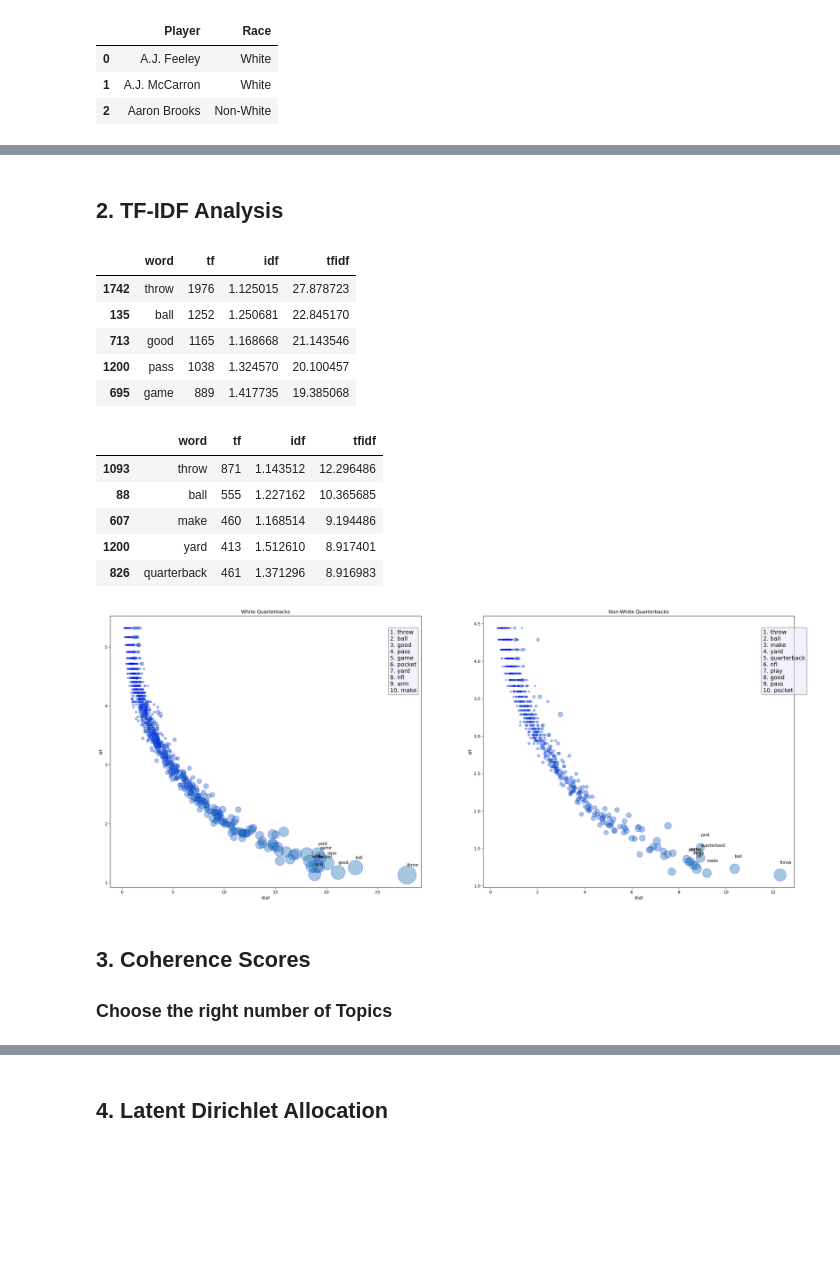
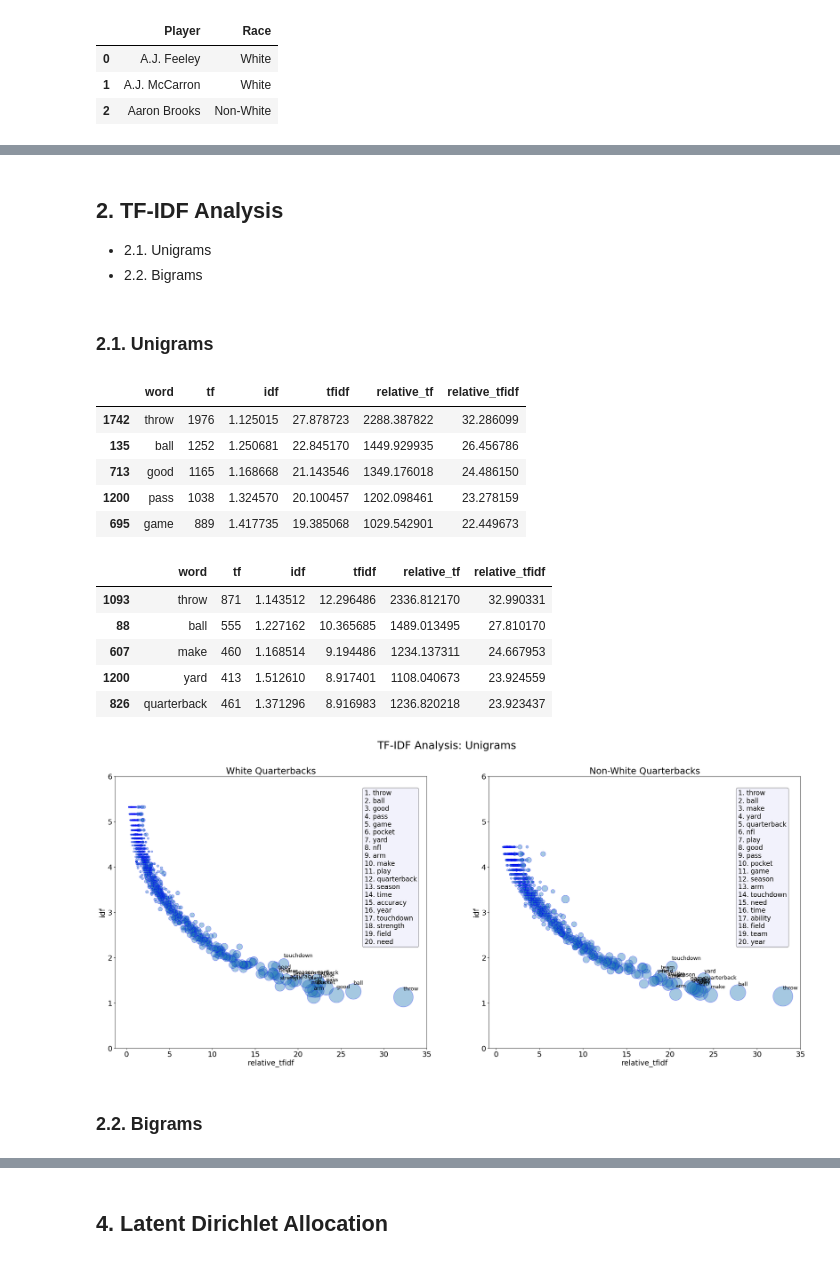
Before and after one commit to Ezekiel-25-17/Racial_Bias_in_American_Football, a Jupyter notebook: topic_model_WIP.ipynb, the cells around one changed output, grey strips where cells are left out. Saved outputs shown, nothing was run; the diff lists cells and outputs as text; code cells hidden in the pictures; blank space fills up the shorter version.

```diff
--- a/topic_model_WIP.ipynb
+++ b/topic_model_WIP.ipynb
@@ -126,13 +126,17 @@ w = df[df['Race'] == 'White'].reset_index(drop=True)
 nw = df[df['Race'] == 'Non-White'].reset_index(drop=True)
 # %% [markdown]
 ## 2. TF-IDF Analysis
+- 2.1. Unigrams
+- 2.2. Bigrams
 # %%
 w_docs = w['Report_Cleaned'].tolist()
 nw_docs = nw['Report_Cleaned'].tolist()
+# %% [markdown]
+### 2.1. Unigrams
 # %%
 # Set our parameters to filter out rare words (min_df) and the too common ones (max_df), we do not want to get flooded with non-informative content words (be, go, etc.)
 min_df = 5
-max_df = 500
+max_df = 1000
 
 # TF-IDF and Count for unigrams
 tfidf_vectorizer = TfidfVectorizer(ngram_range=(1,1), stop_words='english', analyzer='word', min_df=min_df, max_df=max_df, sublinear_tf=True, use_idf=True)
@@ -147,14 +151,16 @@ tfidf = X_tfidf.toarray()
 
 df_w = pd.DataFrame(data = {'word' : count_vectorizer.get_feature_names_out(), 'tf' : counts.sum(axis=0), 'idf' : tfidf_vectorizer.idf_, 'tfidf' : tfidf.sum(axis=0)})
 df_w = df_w.sort_values(['tfidf', 'tf', 'idf'], ascending=False)
+df_w['relative_tf'] = df_w['tf'] * 100000 / df_w['tf'].sum()
+df_w['relative_tfidf'] = df_w['tfidf'] * 100000 / df_w['tf'].sum()
 df_w.head(5)
 # %% [output]
-|  | word | tf | idf | tfidf |
-| 1742 | throw | 1976 | 1.125015 | 27.878723 |
-| 135 | ball | 1252 | 1.250681 | 22.845170 |
-| 713 | good | 1165 | 1.168668 | 21.143546 |
-| 1200 | pass | 1038 | 1.324570 | 20.100457 |
-| 695 | game | 889 | 1.417735 | 19.385068 |
+|  | word | tf | idf | tfidf | relative_tf | relative_tfidf |
+| 1742 | throw | 1976 | 1.125015 | 27.878723 | 2288.387822 | 32.286099 |
+| 135 | ball | 1252 | 1.250681 | 22.845170 | 1449.929935 | 26.456786 |
+| 713 | good | 1165 | 1.168668 | 21.143546 | 1349.176018 | 24.486150 |
+| 1200 | pass | 1038 | 1.324570 | 20.100457 | 1202.098461 | 23.278159 |
+| 695 | game | 889 | 1.417735 | 19.385068 | 1029.542901 | 22.449673 |
 # %%
 # Non-White players
 X_count = count_vectorizer.fit_transform(nw_docs)
@@ -165,52 +171,57 @@ tfidf = X_tfidf.toarray()
 
 df_nw = pd.DataFrame(data = {'word' : count_vectorizer.get_feature_names_out(), 'tf' : counts.sum(axis=0), 'idf' : tfidf_vectorizer.idf_, 'tfidf' : tfidf.sum(axis=0)})
 df_nw = df_nw.sort_values(['tfidf', 'tf', 'idf'], ascending=False)
+df_nw['relative_tf'] = df_nw['tf'] * 100000 / df_nw['tf'].sum()
+df_nw['relative_tfidf'] = df_nw['tfidf'] * 100000 / df_nw['tf'].sum()
 df_nw.head(5)
 # %% [output]
-|  | word | tf | idf | tfidf |
-| 1093 | throw | 871 | 1.143512 | 12.296486 |
-| 88 | ball | 555 | 1.227162 | 10.365685 |
-| 607 | make | 460 | 1.168514 | 9.194486 |
-| 1200 | yard | 413 | 1.512610 | 8.917401 |
-| 826 | quarterback | 461 | 1.371296 | 8.916983 |
+|  | word | tf | idf | tfidf | relative_tf | relative_tfidf |
+| 1093 | throw | 871 | 1.143512 | 12.296486 | 2336.812170 | 32.990331 |
+| 88 | ball | 555 | 1.227162 | 10.365685 | 1489.013495 | 27.810170 |
+| 607 | make | 460 | 1.168514 | 9.194486 | 1234.137311 | 24.667953 |
+| 1200 | yard | 413 | 1.512610 | 8.917401 | 1108.040673 | 23.924559 |
+| 826 | quarterback | 461 | 1.371296 | 8.916983 | 1236.820218 | 23.923437 |
 # %%
 # Plot, with annotations for top 10
 
+plt.rcParams.update({'font.size': 18})
+
 fig, axs = plt.subplots(1,2, figsize = (30,12))
+top = 20
 
 ax = axs[0]
-ax = df_w.plot.scatter(x = 'tfidf', y = 'idf', s = 'tf', ax = ax, alpha = 0.4, edgecolor = 'blue')
+ax = df_w.plot.scatter(x = 'relative_tfidf', y = 'idf', s = 'relative_tf', ax = ax, alpha = 0.4, edgecolor = 'blue', xticks=range(0, 36, 5), yticks=range(0, 7, 1))
 
 text = []
 t = 1
-for i in list(df_w.index[:10]):
-    ax.annotate(df_w.word[i], (df_w.tfidf[i], df_w.idf[i] + 0.15))
+for i in list(df_w.index[:top]):
+    ax.annotate(df_w.word[i], (df_w.relative_tfidf[i], df_w.idf[i] + 0.15), fontsize=13)
     text.append(f'{t}. {df_w.word[i]}')
     t += 1
 
 textstr = '\n'.join(text)
 props = dict(boxstyle='round', facecolor='lavender', alpha=0.5)
-ax.text(0.90, 0.95, textstr, transform=ax.transAxes, fontsize=14, verticalalignment='top', bbox=props)
-ax.set_title('White Quarterbacks')
+ax.text(0.80, 0.95, textstr, transform=ax.transAxes, fontsize=16, verticalalignment='top', bbox=props)
+ax.set_title('White Quarterbacks', fontsize=22)
 
 ax = axs[1]
-ax = df_nw.plot.scatter(x = 'tfidf', y = 'idf', s = 'tf', ax = ax, alpha = 0.4, edgecolor = 'blue')
+ax = df_nw.plot.scatter(x = 'relative_tfidf', y = 'idf', s = 'relative_tf', ax = ax, alpha = 0.4, edgecolor = 'blue', xticks=range(0, 36, 5), yticks=range(0, 7, 1))
 
 text = []
 t = 1
-for i in list(df_nw.index[:10]):
-    ax.annotate(df_nw.word[i], (df_nw.tfidf[i], df_nw.idf[i] + 0.15))
+for i in list(df_nw.index[:top]):
+    ax.annotate(df_nw.word[i], (df_nw.relative_tfidf[i], df_nw.idf[i] + 0.15), fontsize=13)
     text.append(f'{t}. {df_nw.word[i]}')
     t += 1
 
 textstr = '\n'.join(text)
 props = dict(boxstyle='round', facecolor='lavender', alpha=0.5)
-ax.text(0.90, 0.95, textstr, transform=ax.transAxes, fontsize=14, verticalalignment='top', bbox=props)
-ax.set_title('Non-White Quarterbacks')
+ax.text(0.80, 0.95, textstr, transform=ax.transAxes, fontsize=16, verticalalignment='top', bbox=props)
+ax.set_title('Non-White Quarterbacks', fontsize=22)
 
+fig.suptitle("TF-IDF Analysis: Unigrams", fontsize=26)
 plt.show()
 # %% [output]
-[figure, old version]
+[figure, new version]
-# %% [markdown]
-## 3. Coherence Scores
-### Choose the right number of Topics
+# %% [markdown]
+### 2.2. Bigrams
```
Also changed, not shown: parts of 11 cells of this notebook.
